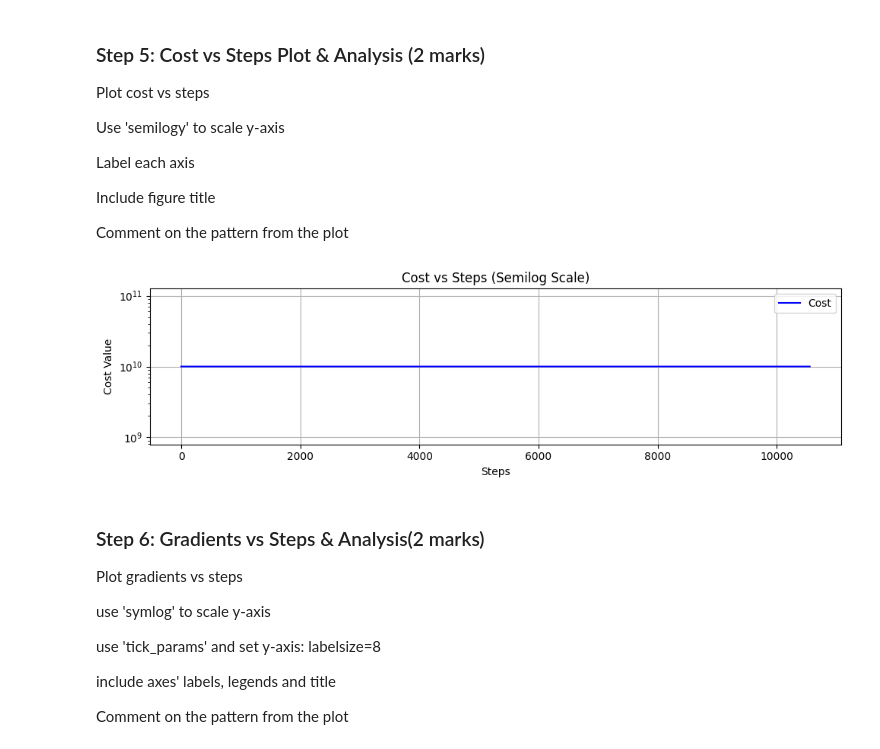
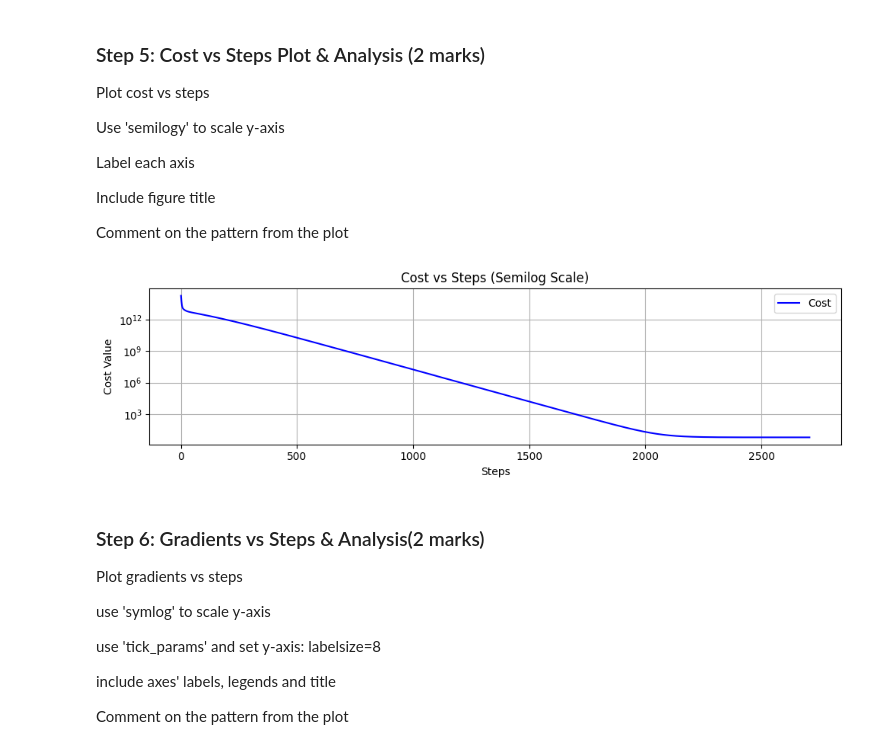
Before and after one commit to Tundebademosi/engg680_2024_fall, a Jupyter notebook: Lab Assignment 3/Gradient Descent & Logistic Regression.ipynb, the cells around one changed output. Cells and saved outputs as stored; diff of their text form; code cells hidden in the pictures.

```diff
--- a/Lab Assignment 3/Gradient Descent & Logistic Regression.ipynb
+++ b/Lab Assignment 3/Gradient Descent & Logistic Regression.ipynb
@@ -324,40 +324,31 @@ Include figure title
 
 Comment on the pattern from the plot
 # %%
-# Assuming arr_cost is a list of costs at each step
-arr_cost = np.array(arr_cost)
 
-# Filter out NaN and Inf values
-arr_cost = np.nan_to_num(arr_cost, nan=np.inf, posinf=np.inf)
-
-# Clip large cost values to prevent overflow in plotting
-max_cost_value = 1e10  # Define a suitable max value based on your data
-arr_cost = np.clip(arr_cost, 0, max_cost_value)
-
-# Create steps for the x-axis
-steps = np.arange(len(arr_cost))
+# Generate steps array
+steps = np.arange(steps_count + 1)  # steps_count + 1 to include the final step
 
 # Initialize figure
 fig, ax = plt.subplots(nrows=1, ncols=1, figsize=(10, 3))
 
 # Plot cost vs steps with semilog scale
 ax.semilogy(steps, arr_cost, label='Cost', color='blue')
 
 # Label the axes
 ax.set_xlabel("Steps")
 ax.set_ylabel("Cost Value")
 ax.set_title("Cost vs Steps (Semilog Scale)")
 
 # Add grid and legend
 ax.grid(True)
 ax.legend()
 
 # Optimize layout
 fig.tight_layout()
 
 # Show the plot
 plt.show()
 # %% [output]
-[figure, old version]
+[figure, new version]
 # %%
 # Comment on the pattern
```
Also changed, not shown: parts of 16 cells of this notebook.
